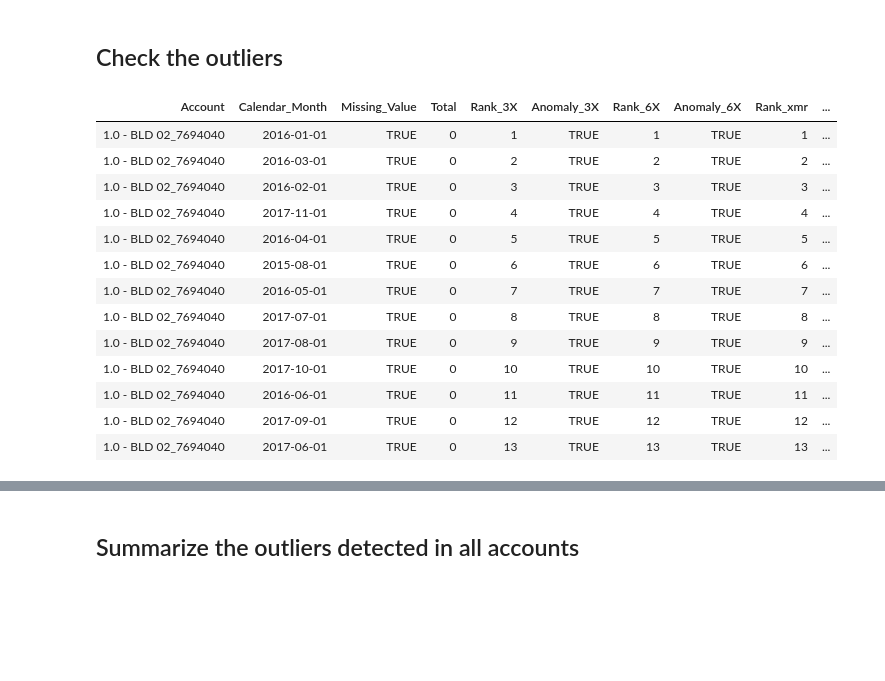
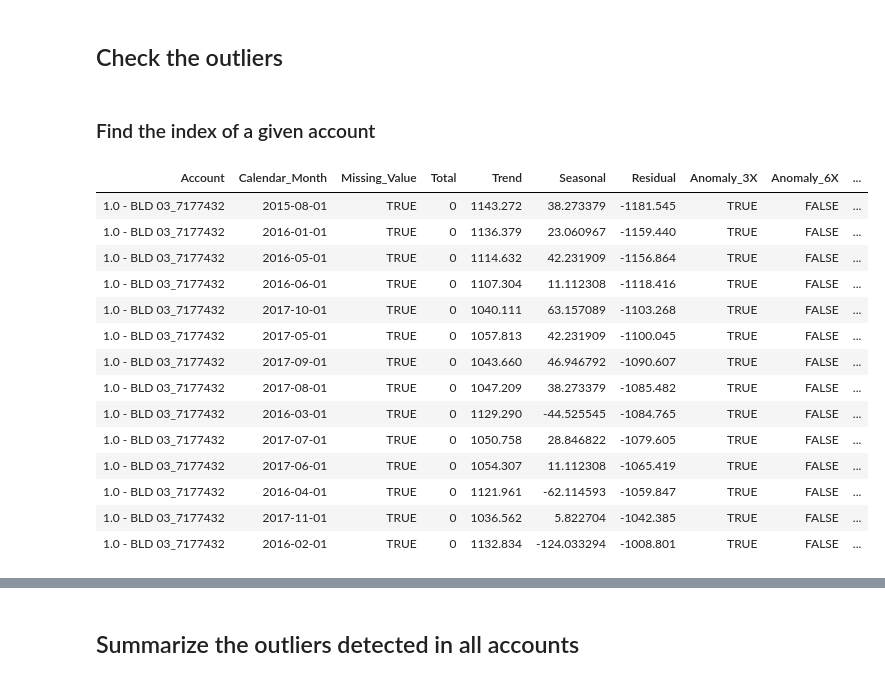
Before and after one commit to jasonfeiwang/Anomaly-Detectors, a Jupyter notebook: src/r/Time_Series_Decomposition_R.ipynb, the cells around one changed output, grey strips where cells are left out. Drawn from its saved outputs; the diff is of its cells as text; code cells hidden in the pictures; blank space fills up the shorter version.

```diff
--- a/src/r/Time_Series_Decomposition_R.ipynb
+++ b/src/r/Time_Series_Decomposition_R.ipynb
@@ -29,9 +49,9 @@ cols(
 # %%
 # tb <- na_if(tb, 0)
 
-accounts = tb_all %>% group_by(Building_Meter)
+accounts = tb_all %>% group_by(Account)
 
 # accounts <- accounts %>% summarise(counts = n(), na_counts = sum(is.na(Imputed_KWH)))
-accounts <- accounts %>% summarise(counts = n(), na_counts = sum(Imputed_KWH == 0))
+accounts <- accounts %>% summarise(counts = n(), na_counts = sum(Value == 0))
 accounts <- filter(accounts, counts - na_counts >= 50)
 accounts <- mutate(accounts, na_perc = na_counts/counts)
@@ -48,2 +57,0 @@ head(accounts)
-# %%
-i = match('165.0 - BLD 03_90327795', accounts$Building_Meter)
@@ -70,19 +74,19 @@ results_stl <- vector("list", length(accounts))
 
 start.time <- Sys.time()
 
-for (i in 1:length(accounts$Building_Meter)) {
+for (i in 1:length(accounts$Account)) {
 # for (i in 1:3) {
     # select the data for the input account
-    ts = select(filter(tb_all, Building_Meter == accounts$Building_Meter[[i]]), 'Month', 'Imputed_KWH')
+    ts = select(filter(tb_all, Account == accounts$Account[[i]]), 'Month', 'Value')
 
     # apply STL decomposition
     ts_anomalized <- ts %>%
-        time_decompose(Imputed_KWH, merge = TRUE, method = 'stl')
+        time_decompose(Value, merge = TRUE, method = 'stl')
 
     # rename and reorder the columns of the resulting dataframe
-    ts_anomalized$Account = accounts$Building_Meter[[i]]
-    ts_anomalized$Missing_Value = ts_anomalized$Imputed_KWH == 0
-    ts_anomalized <- rename(ts_anomalized, Calendar_Month = Month, Total = Imputed_KWH, Trend = trend, Seasonal = season
+    ts_anomalized$Account = accounts$Account[[i]]
+    ts_anomalized$Missing_Value = ts_anomalized$Value == 0
+    ts_anomalized <- rename(ts_anomalized, Calendar_Month = Month, Total = Value, Trend = trend, Seasonal = season
        , Residual = remainder)
     ts_anomalized <- ts_anomalized[, c('Account', 'Calendar_Month', 'Missing_Value', 'Total', 'Trend', 'Seasonal', 'Residual')]
 
@@ -183,23 +186,29 @@ save(results_stl, time.taken.stl, file = "./decomposition_results.RData")
 # %% [markdown]
 ## Check the outliers
+# %% [markdown]
+### Find the index of a given account
+# %%
+account = '1.0 - BLD 03_7177432'
+i = match(account, accounts$Account)
 # %%
 # check the outliers identified
-arrange(select(filter(results_stl[[3]], Anomaly_Voted == TRUE)
-       , c('Account', 'Calendar_Month', 'Missing_Value', 'Total', 'Rank_3X', 'Anomaly_3X'
-          , 'Rank_6X', 'Anomaly_6X', 'Rank_xmr', 'Anomaly_xmr', 'Anomaly_Voted', 'Rank_Weighted'))
+arrange(select(filter(results_stl[[i]], Anomaly_Voted == TRUE)
+       , c('Account', 'Calendar_Month', 'Missing_Value', 'Total', 'Trend', 'Seasonal', 'Residual', 'Anomaly_3X'
+          , 'Anomaly_6X', 'Anomaly_xmr', 'Anomaly_Voted', 'Rank_Weighted'))
        , Rank_Weighted)
 # %% [output]
-| Account | Calendar_Month | Missing_Value | Total | Rank_3X | Anomaly_3X | Rank_6X | Anomaly_6X | Rank_xmr | ... |
-| 1.0 - BLD 02_7694040 | 2016-01-01 | TRUE | 0 | 1 | TRUE | 1 | TRUE | 1 | ... |
-| 1.0 - BLD 02_7694040 | 2016-03-01 | TRUE | 0 | 2 | TRUE | 2 | TRUE | 2 | ... |
-| 1.0 - BLD 02_7694040 | 2016-02-01 | TRUE | 0 | 3 | TRUE | 3 | TRUE | 3 | ... |
-| 1.0 - BLD 02_7694040 | 2017-11-01 | TRUE | 0 | 4 | TRUE | 4 | TRUE | 4 | ... |
-| 1.0 - BLD 02_7694040 | 2016-04-01 | TRUE | 0 | 5 | TRUE | 5 | TRUE | 5 | ... |
-| 1.0 - BLD 02_7694040 | 2015-08-01 | TRUE | 0 | 6 | TRUE | 6 | TRUE | 6 | ... |
-| 1.0 - BLD 02_7694040 | 2016-05-01 | TRUE | 0 | 7 | TRUE | 7 | TRUE | 7 | ... |
-| 1.0 - BLD 02_7694040 | 2017-07-01 | TRUE | 0 | 8 | TRUE | 8 | TRUE | 8 | ... |
-| 1.0 - BLD 02_7694040 | 2017-08-01 | TRUE | 0 | 9 | TRUE | 9 | TRUE | 9 | ... |
-| 1.0 - BLD 02_7694040 | 2017-10-01 | TRUE | 0 | 10 | TRUE | 10 | TRUE | 10 | ... |
-| 1.0 - BLD 02_7694040 | 2016-06-01 | TRUE | 0 | 11 | TRUE | 11 | TRUE | 11 | ... |
-| 1.0 - BLD 02_7694040 | 2017-09-01 | TRUE | 0 | 12 | TRUE | 12 | TRUE | 12 | ... |
-| 1.0 - BLD 02_7694040 | 2017-06-01 | TRUE | 0 | 13 | TRUE | 13 | TRUE | 13 | ... |
+| Account | Calendar_Month | Missing_Value | Total | Trend | Seasonal | Residual | Anomaly_3X | Anomaly_6X | ... |
+| 1.0 - BLD 03_7177432 | 2015-08-01 | TRUE | 0 | 1143.272 | 38.273379 | -1181.545 | TRUE | FALSE | ... |
+| 1.0 - BLD 03_7177432 | 2016-01-01 | TRUE | 0 | 1136.379 | 23.060967 | -1159.440 | TRUE | FALSE | ... |
+| 1.0 - BLD 03_7177432 | 2016-05-01 | TRUE | 0 | 1114.632 | 42.231909 | -1156.864 | TRUE | FALSE | ... |
+| 1.0 - BLD 03_7177432 | 2016-06-01 | TRUE | 0 | 1107.304 | 11.112308 | -1118.416 | TRUE | FALSE | ... |
+| 1.0 - BLD 03_7177432 | 2017-10-01 | TRUE | 0 | 1040.111 | 63.157089 | -1103.268 | TRUE | FALSE | ... |
+| 1.0 - BLD 03_7177432 | 2017-05-01 | TRUE | 0 | 1057.813 | 42.231909 | -1100.045 | TRUE | FALSE | ... |
+| 1.0 - BLD 03_7177432 | 2017-09-01 | TRUE | 0 | 1043.660 | 46.946792 | -1090.607 | TRUE | FALSE | ... |
+| 1.0 - BLD 03_7177432 | 2017-08-01 | TRUE | 0 | 1047.209 | 38.273379 | -1085.482 | TRUE | FALSE | ... |
+| 1.0 - BLD 03_7177432 | 2016-03-01 | TRUE | 0 | 1129.290 | -44.525545 | -1084.765 | TRUE | FALSE | ... |
+| 1.0 - BLD 03_7177432 | 2017-07-01 | TRUE | 0 | 1050.758 | 28.846822 | -1079.605 | TRUE | FALSE | ... |
+| 1.0 - BLD 03_7177432 | 2017-06-01 | TRUE | 0 | 1054.307 | 11.112308 | -1065.419 | TRUE | FALSE | ... |
+| 1.0 - BLD 03_7177432 | 2016-04-01 | TRUE | 0 | 1121.961 | -62.114593 | -1059.847 | TRUE | FALSE | ... |
+| 1.0 - BLD 03_7177432 | 2017-11-01 | TRUE | 0 | 1036.562 | 5.822704 | -1042.385 | TRUE | FALSE | ... |
+| 1.0 - BLD 03_7177432 | 2016-02-01 | TRUE | 0 | 1132.834 | -124.033294 | -1008.801 | TRUE | FALSE | ... |
```
Also changed, not shown: parts of 22 cells of this notebook, 4 other files.
